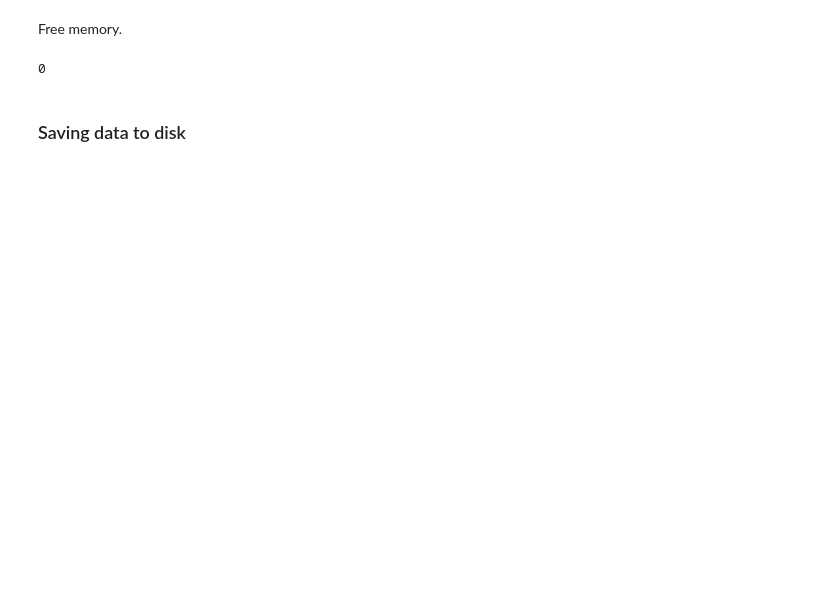
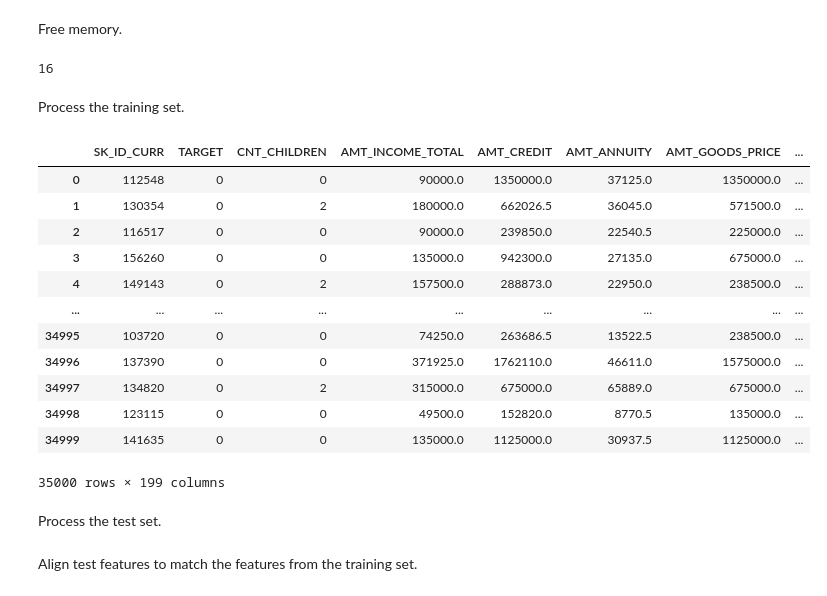
Before and after one commit to stemil01/ml-loan-repayment, a Jupyter notebook: data_preprocessing.ipynb, the cells around one changed output. Drawn from its saved outputs; the diff is of its cells as text; code cells hidden in the pictures; blank space fills up the shorter version.

Commit message:
Adjust the data preprocessing pipeline to split the data correctly.

```diff
--- a/data_preprocessing.ipynb
+++ b/data_preprocessing.ipynb
@@ -138,10 +73,10 @@ merged_bureau_df
 # %% [markdown]
 Load the Home Credit tables.
 # %%
-credit_card_balance_df = pd.read_csv(os.path.join(dataset_dir, "credit_card_balance.csv"))
-installments_payments_df = pd.read_csv(os.path.join(dataset_dir, "installments_payments.csv"))
-POS_CASH_balance_df = pd.read_csv(os.path.join(dataset_dir, "POS_CASH_balance.csv"))
-previous_application_df = pd.read_csv(os.path.join(dataset_dir, "previous_application.csv"))
+credit_card_balance_df = pd.read_csv(os.path.join(dataset_dir, "credit_card_balance.csv")).iloc[:NUM_ROWS]
+installments_payments_df = pd.read_csv(os.path.join(dataset_dir, "installments_payments.csv")).iloc[:NUM_ROWS]
+POS_CASH_balance_df = pd.read_csv(os.path.join(dataset_dir, "POS_CASH_balance.csv")).iloc[:NUM_ROWS]
+previous_application_df = pd.read_csv(os.path.join(dataset_dir, "previous_application.csv")).iloc[:NUM_ROWS]
 # %% [markdown]
 Aggregate the *POS_CASH_balance* table and merge it with the *previous_application* table
 # %%
@@ -241,5 +160,4 @@ to_merge_df
 # %% [markdown]
 Load the main *application_train.csv* table and merge it with the aggregated data table.
 # %%
-applications_df = pd.read_csv(os.path.join(dataset_dir, "application_train.csv"))
-data_df = pd.merge(applications_df, to_merge_df, on="SK_ID_CURR", how="left")
+applications_df = pd.read_csv(os.path.join(dataset_dir, "application_train.csv")).iloc[:NUM_ROWS]
@@ -250,9 +164,19 @@ data_df = pd.get_dummies(data_df)
+# %%
+from sklearn.model_selection import train_test_split
+
+applications_train, applications_test = train_test_split(
+    applications_df,
+    train_size=0.7,
+    random_state=42,
+    stratify=applications_df["TARGET"]
+)
+
+applications_train = applications_train.reset_index(drop=True)
+applications_test = applications_test.reset_index(drop=True)
 # %% [markdown]
 Free memory.
 # %%
-del applications_df, to_merge_df
+del applications_df
 gc.collect()
 # %% [output]
-0
+16
-# %% [markdown]
-### Saving data to disk
@@ -260,0 +183,24 @@ data_df.to_csv(os.path.join(dataset_dir, "merged_data.csv"), index=False)
+# %% [markdown]
+Process the training set.
+# %%
+applications_train = pd.merge(applications_train, to_merge_df, on="SK_ID_CURR", how="left")
+applications_train = pd.get_dummies(applications_train)
+applications_train = remove_nan_columns(applications_train)
+# %%
+applications_train
+# %% [output]
+|  | SK_ID_CURR | TARGET | CNT_CHILDREN | AMT_INCOME_TOTAL | AMT_CREDIT | AMT_ANNUITY | AMT_GOODS_PRICE | ... |
+| 0 | 112548 | 0 | 0 | 90000.0 | 1350000.0 | 37125.0 | 1350000.0 | ... |
+| 1 | 130354 | 0 | 2 | 180000.0 | 662026.5 | 36045.0 | 571500.0 | ... |
+| 2 | 116517 | 0 | 0 | 90000.0 | 239850.0 | 22540.5 | 225000.0 | ... |
+| 3 | 156260 | 0 | 0 | 135000.0 | 942300.0 | 27135.0 | 675000.0 | ... |
+| 4 | 149143 | 0 | 2 | 157500.0 | 288873.0 | 22950.0 | 238500.0 | ... |
+| ... | ... | ... | ... | ... | ... | ... | ... | ... |
+| 34995 | 103720 | 0 | 0 | 74250.0 | 263686.5 | 13522.5 | 238500.0 | ... |
+| 34996 | 137390 | 0 | 0 | 371925.0 | 1762110.0 | 46611.0 | 1575000.0 | ... |
+| 34997 | 134820 | 0 | 2 | 315000.0 | 675000.0 | 65889.0 | 675000.0 | ... |
+| 34998 | 123115 | 0 | 0 | 49500.0 | 152820.0 | 8770.5 | 135000.0 | ... |
+| 34999 | 141635 | 0 | 0 | 135000.0 | 1125000.0 | 30937.5 | 1125000.0 | ... |
+35000 rows × 199 columns
+# %% [markdown]
+Process the test set.
@@ -260,0 +210,2 @@ data_df.to_csv(os.path.join(dataset_dir, "merged_data.csv"), index=False)
+# %% [markdown]
+Align test features to match the features from the training set.
```
Also changed, not shown: parts of 25 cells of this notebook, 3 other files.
